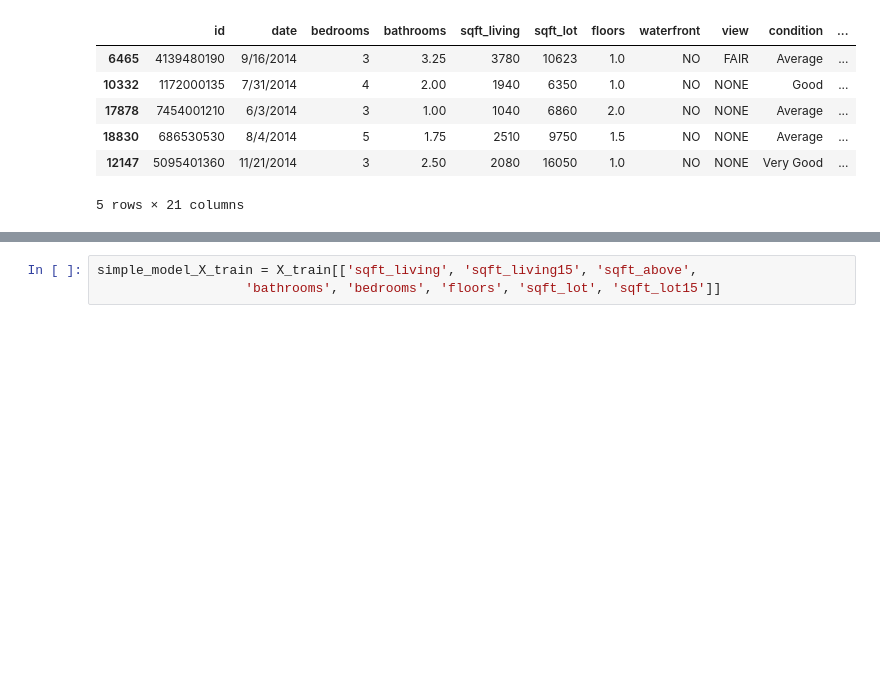
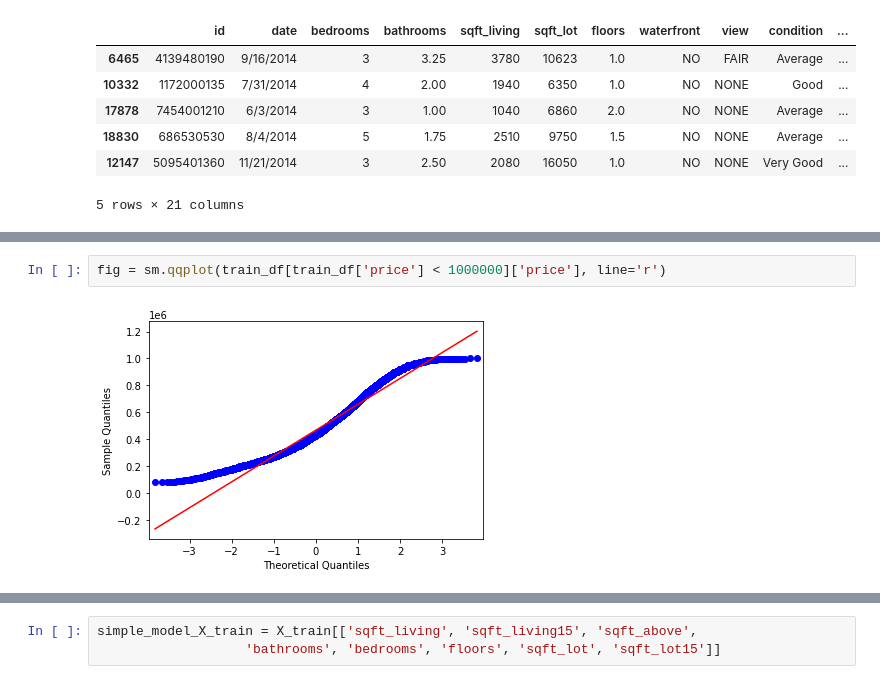
Before and after one commit to JenSans/Housing-Project, a Jupyter notebook: notebooks/Andrew/Andrew.ipynb, the cells around one changed output, grey strips where cells are left out. Saved outputs shown, nothing was run; the diff lists cells and outputs as text; blank space fills up the shorter version.

```diff
--- a/notebooks/Andrew/Andrew.ipynb
+++ b/notebooks/Andrew/Andrew.ipynb
@@ -111,0 +101,4 @@ train_df['yr_built'].hist()
+# %%
+fig = sm.qqplot(train_df[train_df['price'] < 1000000]['price'], line='r')
+# %% [output]
+[figure, added]
```
Also changed, not shown: parts of 30 cells of this notebook, 1 other file.
